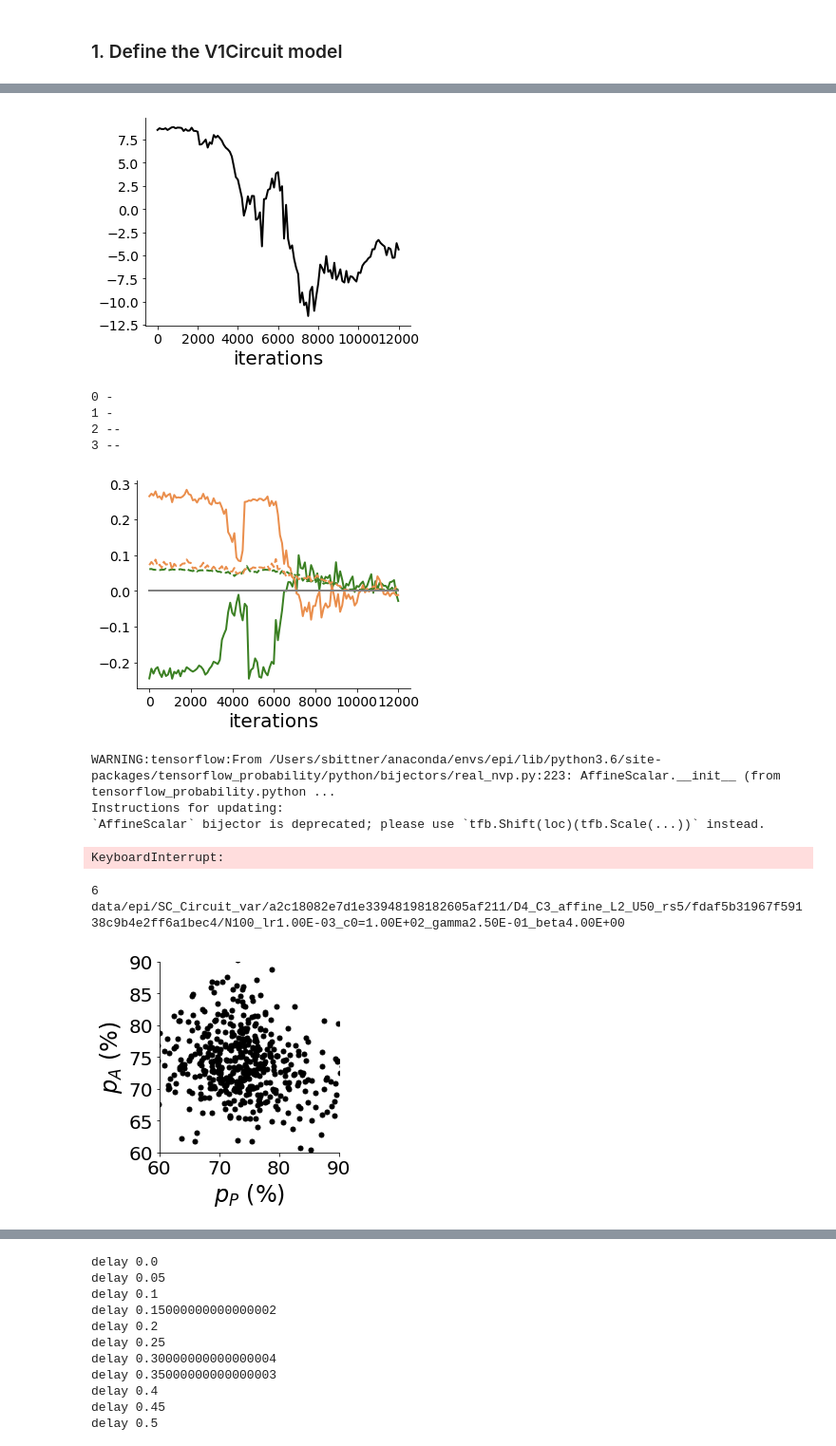
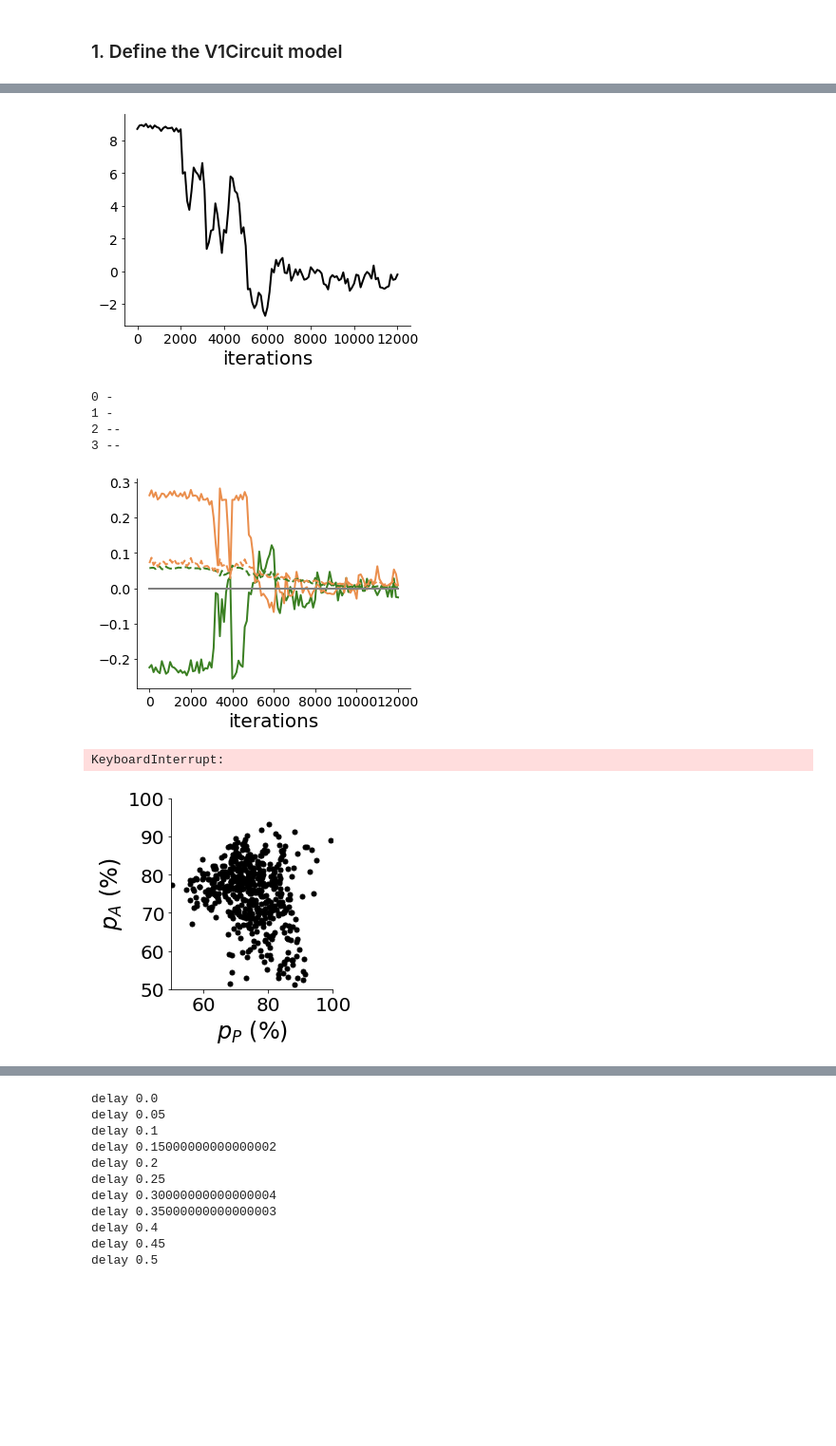
Before and after one commit to cunningham-lab/epi, a Jupyter notebook: notebooks/SC_Circuit/SC_acc_EPI_var.ipynb, the cells around one changed output, grey strips where cells are left out. Shown at 95% size. Drawn from its saved outputs; the diff is of its cells as text; code cells hidden in the pictures; blank space fills up the shorter version.

```diff
--- a/notebooks/SC_Circuit/SC_acc_EPI_var.ipynb
+++ b/notebooks/SC_Circuit/SC_acc_EPI_var.ipynb
@@ -58,7 +58,8 @@ epi_df['mu_len'] = [ep['mu'].shape[0] for ep in epi_df['EP']]
 mu =  np.array([p, 1-p, mu_std**2, mu_std**2])
 epi_df2 = epi_df[(epi_df['p']==p)
                & (epi_df['elemwise_fn']=="affine")
-               & (epi_df['random_seed'] == 5)]
+               & (epi_df['beta']==4.)
+               & (epi_df['random_seed'] ==9)]
                #& (epi_df['c0']==1e2)
                #& (epi_df['mu_std']==mu_std)
                #& (epi_df['mu_len'] == 4)]
@@ -101,12 +102,12 @@ for path in paths:
     _epi_df = epi_df[epi_df['path'] == path]
     plot_opt(_epi_df, max_k=6, cs=cs, fontsize=20, figdir=opt_figdir, save=True)
 # %% [output]
-[figure, old version]
+[figure, new version]
 0 -
 1 -
 2 --
 3 --
-[figure, old version]
+[figure, new version]
 # %%
 best_Hs = []
 convergeds = []
@@ -136,21 +137,10 @@ path = paths[ind]
 best_k = int(best_ks[ind])
 best_H = best_Hs[ind]
 # %% [output]
-WARNING:tensorflow:From /Users/sbittner/anaconda/envs/epi/lib/python3.6/site-packages/tensorflow_probability/python/bijectors/real_nvp.py:223: AffineScalar.__init__ (from tensorflow_probability.python ...
-Instructions for updating:
-`AffineScalar` bijector is deprecated; please use `tfb.Shift(loc)(tfb.Scale(...))` instead.
+KeyboardInterrupt:
-KeyboardInterrupt:
-# %%
-best_k = 6
-path = paths[0]
-print(best_k)
-print(path)
-# %% [output]
-6
-data/epi/SC_Circuit_var/a2c18082e7d1e33948198182605af211/D4_C3_affine_L2_U50_rs5/fdaf5b31967f59138c9b4e2ff6a1bec4/N100_lr1.00E-03_c0=1.00E+02_gamma2.50E-01_beta4.00E+00
 # %%
-#path = paths[1]
-#best_k = 14
+best_k = 13
+path = paths[0]
 _epi_df = epi_df[epi_df['path'] == path]
 df_row = _epi_df.iloc[0]
 init = df_row['init']
@@ -162,26 +152,25 @@ dist = model._get_epi_dist(best_k, init_params, nf, mu, aug_lag_hps)
 # %%
 np.random.seed(0)
 tf.random.set_seed(0)
-z, log_q_z = dist.nf(1)
-dist.nf._reset_bn_movings()
-z, log_q_z = dist.nf(2000)
+z, log_q_z = dist.nf(500)
 z = z.numpy()
 log_q_z = log_q_z.numpy()
-u_t, v_t = SC_sim(*unwrap(z))
-T_x = np.mean(expit(100.*(v_t[-1,:,:,0,:] - v_t[-1,:,:,3,:])), axis=2)
+T_x = model.eps(z).numpy()
+#u_t, v_t = SC_sim(*unwrap(z))
+#T_x = np.mean(expit(100.*(v_t[-1,:,:,0,:] - v_t[-1,:,:,3,:])), axis=2)
 fig, ax = plt.subplots(1,1,figsize=(4,4))
 plt.scatter(100*(T_x[:num_plot,0]), 100.*(1-T_x[:num_plot,1]), s=25, c='k')
 ax.plot([0,1], [0,1], 'k-')
 plt.xlabel(r'$p_P$ (%)', fontsize=24)
 plt.ylabel(r'$p_A$ (%)', fontsize=24)
-plt.xlim([60, 90])
-plt.ylim([60, 90])
+plt.xlim([50, 100])
+plt.ylim([50, 100])
 plt.setp(ax.get_xticklabels(), fontsize=20)
 plt.setp(ax.get_yticklabels(), fontsize=20)
 plt.tight_layout()
-plt.savefig(os.path.join(figdir, "SC_T_x.pdf"))
+#plt.savefig(os.path.join(figdir, "SC_T_x.pdf"))
 # %% [output]
-[figure, old version]
+[figure, new version]
 # %%
 m, b, r, pval, _ = scipy.stats.linregress(T_x[:,0], 1.-T_x[:,1])
 print(m, b, r, pval)
```
Also changed, not shown: parts of 15 cells of this notebook, 4 other files.
